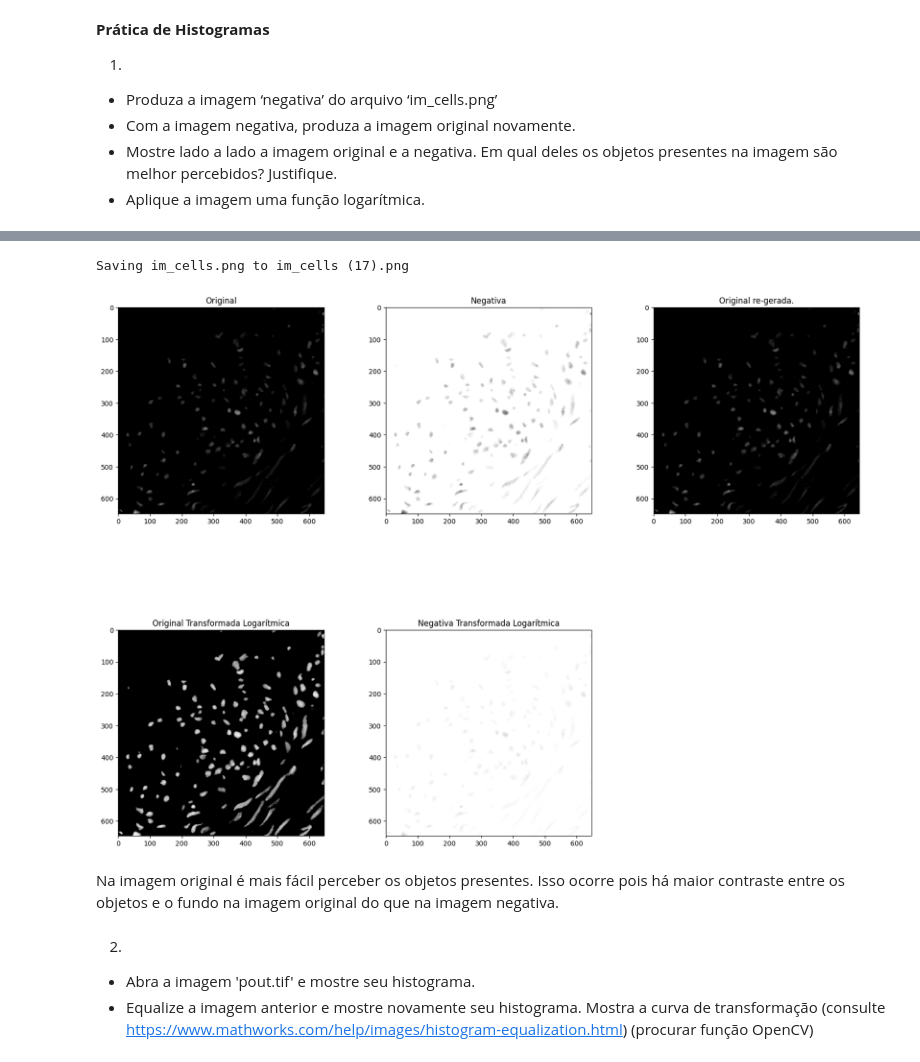
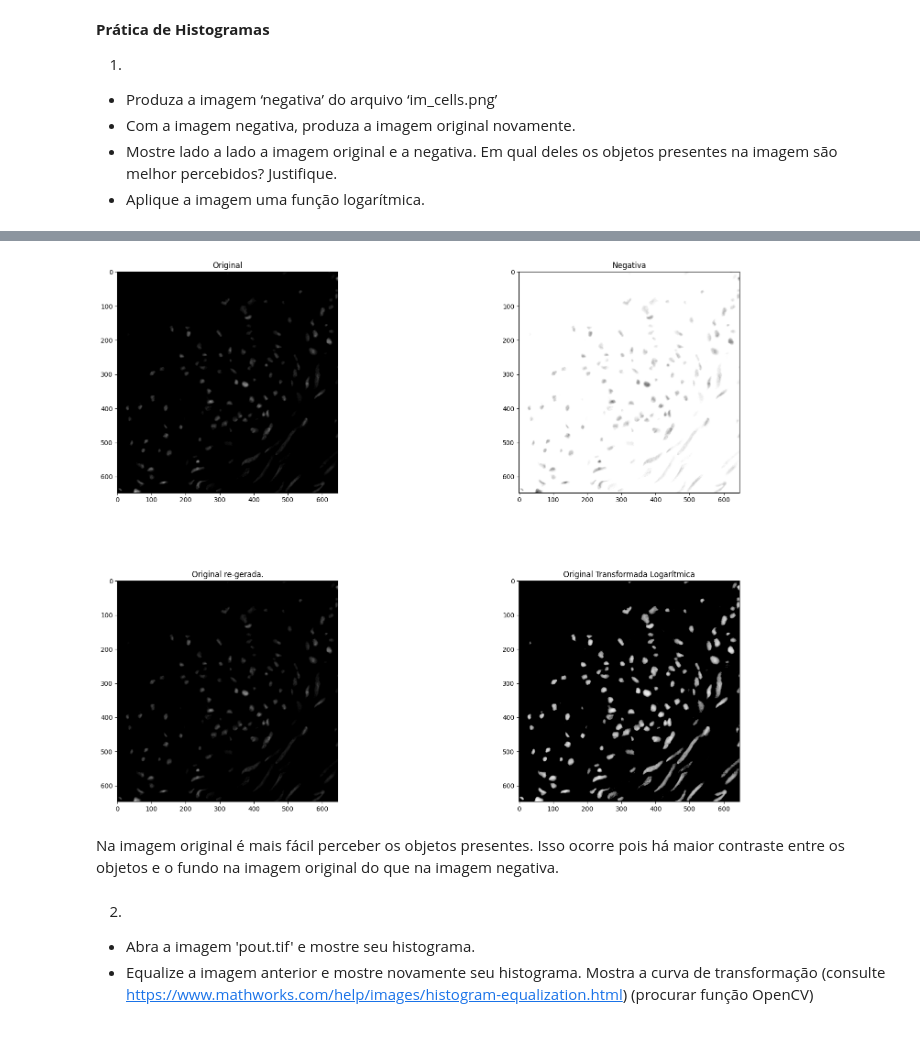
Before and after one commit to DanielGoncalves666/gbc216_t1_G01, a Jupyter notebook: Lab03 - Histogram Equalization/Lab03_hist.ipynb, the cells around one changed output, grey strips where cells are left out. Saved outputs shown, nothing was run; the diff lists cells and outputs as text; code cells hidden in the pictures.

```diff
--- a/Lab03 - Histogram Equalization/Lab03_hist.ipynb
+++ b/Lab03 - Histogram Equalization/Lab03_hist.ipynb
@@ -7,21 +7,13 @@
 - Mostre lado a lado a imagem original e a negativa. Em qual deles os objetos presentes na imagem são melhor percebidos? Justifique.
 - Aplique a imagem uma função logarítmica.
 # %%
-
-from google.colab import files
 import numpy as np
 import matplotlib.pyplot as plt
 from PIL import Image
 from IPython.display import display, Markdown
 
-uploaded = files.upload()
-
-file_name = next(iter(uploaded))
-
-
-img = Image.open(f"/content/{file_name}")
+img = Image.open(f"im_cells.png")
 img_array = np.array(img)
-
 
 negative_img = 255 - img_array
 regenerated_img = 255 - negative_img
@@ -32,33 +24,22 @@ transformada_original = c * np.log1p(img_array)
 transformada_original = np.clip(transformada_original, 0, 255).astype(np.uint8)
 final_original  = Image.fromarray(transformada_original)
 
-# Aplicar transformação logarítmica à imagem negativa
-c_neg = 255 / np.log1p(np.max(negative_img))  # Constante de escala para a imagem negativa
-transformada_negativa = c_neg * np.log1p(negative_img)
-transformada_negativa = np.clip(transformada_negativa, 0, 255).astype(np.uint8)
-final_negativa = Image.fromarray(transformada_negativa)
-
-
 plt.figure(figsize=(20, 15))
-plt.subplot(2, 3, 1)
+plt.subplot(2, 2, 1)
 plt.title('Original')
 plt.imshow(img, cmap='gray', vmin=0, vmax=255)
 
-plt.subplot(2, 3, 2)
+plt.subplot(2, 2, 2)
 plt.title('Negativa')
 plt.imshow(negative_img, cmap='gray', vmin=0, vmax=255)
 
-plt.subplot(2, 3, 3)
+plt.subplot(2, 2, 3)
 plt.title('Original re-gerada.')
 plt.imshow(regenerated_img, cmap='gray', vmin=0, vmax=255)
 
-plt.subplot(2, 3, 4)
+plt.subplot(2, 2, 4)
 plt.title('Original Transformada Logarítmica')
 plt.imshow(final_original, cmap='gray', vmin=0, vmax=255)
-
-plt.subplot(2, 3, 5)
-plt.title('Negativa Transformada Logarítmica')
-plt.imshow(final_negativa, cmap='gray', vmin=0, vmax=255)
 
 plt.subplots_adjust(wspace=0.3, hspace=0.4)
 plt.show()
@@ -69,5 +49,4 @@ display(Markdown("Na imagem original é mais fácil perceber os objetos presente
-Saving im_cells.png to im_cells (17).png
-[figure, old version]
+[figure, new version]
 Na imagem original é mais fácil perceber os objetos presentes. Isso ocorre pois há maior contraste entre os objetos e o fundo na imagem original do que na imagem negativa.
 # %% [markdown]
 2)
```
Also changed, not shown: parts of 5 cells of this notebook, 2 other files.
